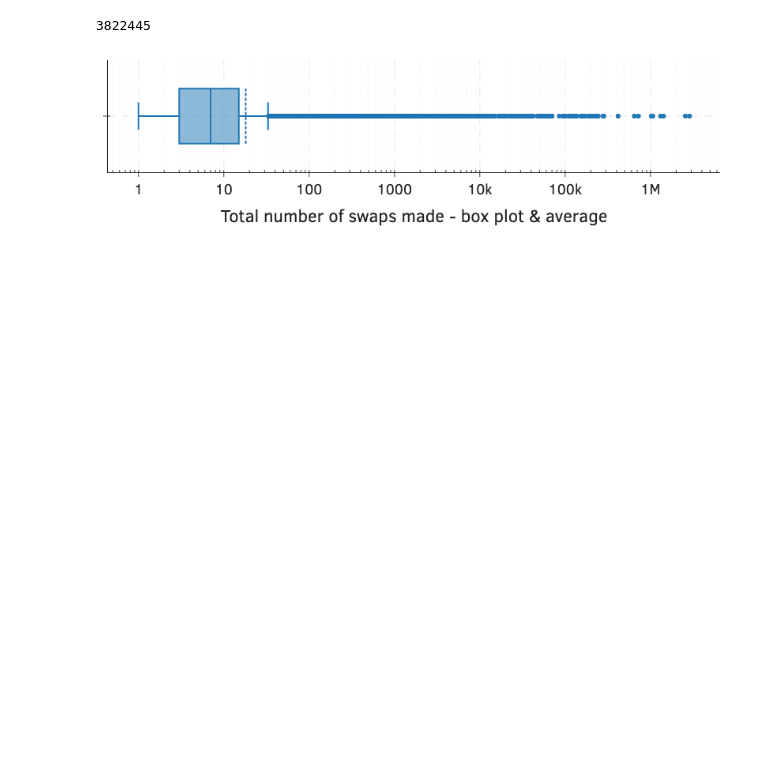
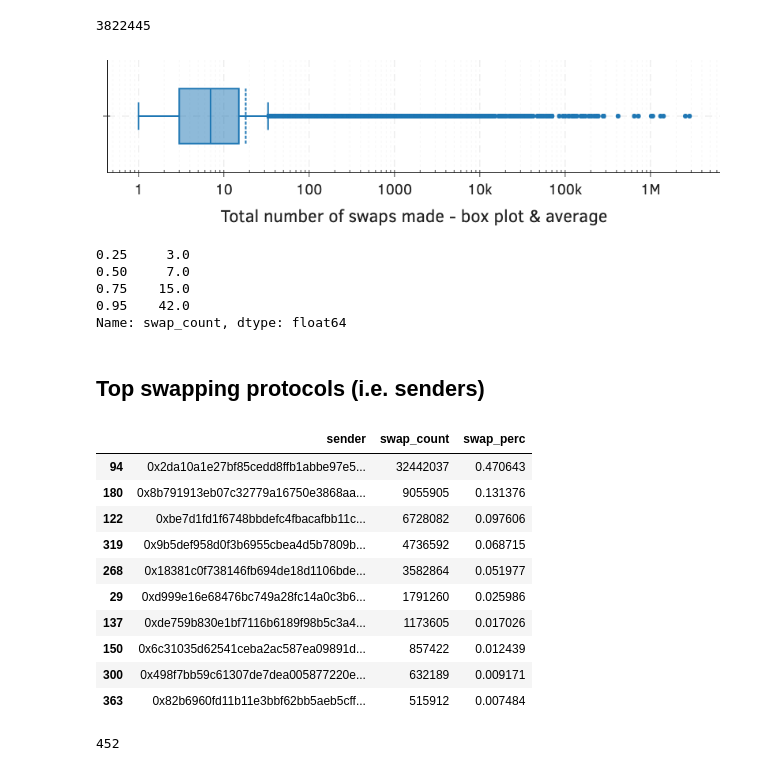
Before and after one commit to matter-labs/zksync-data-dump, a Jupyter notebook: notebooks/04-data-exploration-swaps.ipynb, the cells around one changed output. Saved outputs shown, nothing was run; the diff lists cells and outputs as text; code cells hidden in the pictures; blank space fills up the shorter version.

```diff
--- a/notebooks/04-data-exploration-swaps.ipynb
+++ b/notebooks/04-data-exploration-swaps.ipynb
@@ -288,3 +310,40 @@ fig.write_image(os.path.join(plots_dir,'swaps-by-swapper-dist.pdf'))
 fig.show('png')
 # %% [output]
 [figure]
+# %%
+swappers_df['swap_count'].quantile([.25, .5, .75, 0.95])
+# %% [output]
+0.25     3.0
+0.50     7.0
+0.75    15.0
+0.95    42.0
+Name: swap_count, dtype: float64
+# %% [markdown]
+## Top swapping protocols (i.e. senders)
+# %%
+sender_df = (
+    swap_lazy_df
+    .group_by("sender")
+    .agg(pl.len().alias("swap_count"))
+    .collect(streaming=True)
+    .to_pandas()
+    .sort_values("swap_count", ascending=False)
+)
+sender_df["swap_perc"] = sender_df["swap_count"]/sender_df["swap_count"].sum()
+sender_df.head(10)
+# %% [output]
+|  | sender | swap_count | swap_perc |
+| 94 | 0x2da10a1e27bf85cedd8ffb1abbe97e5... | 32442037 | 0.470643 |
+| 180 | 0x8b791913eb07c32779a16750e3868aa... | 9055905 | 0.131376 |
+| 122 | 0xbe7d1fd1f6748bbdefc4fbacafbb11c... | 6728082 | 0.097606 |
+| 319 | 0x9b5def958d0f3b6955cbea4d5b7809b... | 4736592 | 0.068715 |
+| 268 | 0x18381c0f738146fb694de18d1106bde... | 3582864 | 0.051977 |
+| 29 | 0xd999e16e68476bc749a28fc14a0c3b6... | 1791260 | 0.025986 |
+| 137 | 0xde759b830e1bf7116b6189f98b5c3a4... | 1173605 | 0.017026 |
+| 150 | 0x6c31035d62541ceba2ac587ea09891d... | 857422 | 0.012439 |
+| 300 | 0x498f7bb59c61307de7dea005877220e... | 632189 | 0.009171 |
+| 363 | 0x82b6960fd11b11e3bbf62bb5aeb5cff... | 515912 | 0.007484 |
+# %%
+len(sender_df)
+# %% [output]
+452
```
Also changed, not shown: parts of 12 cells of this notebook.
